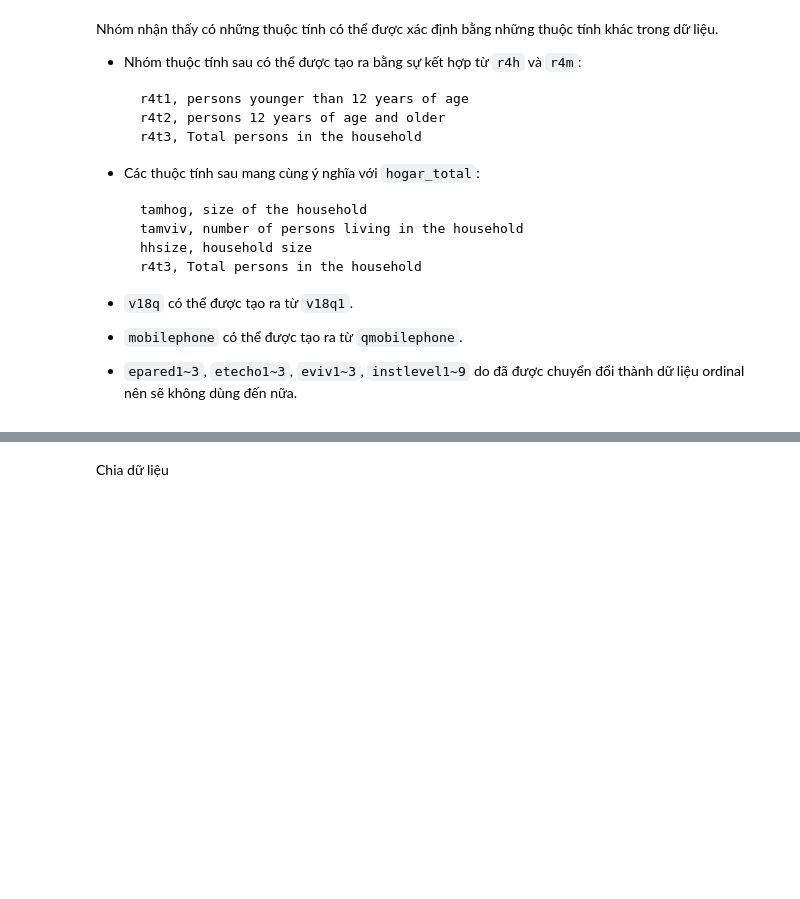
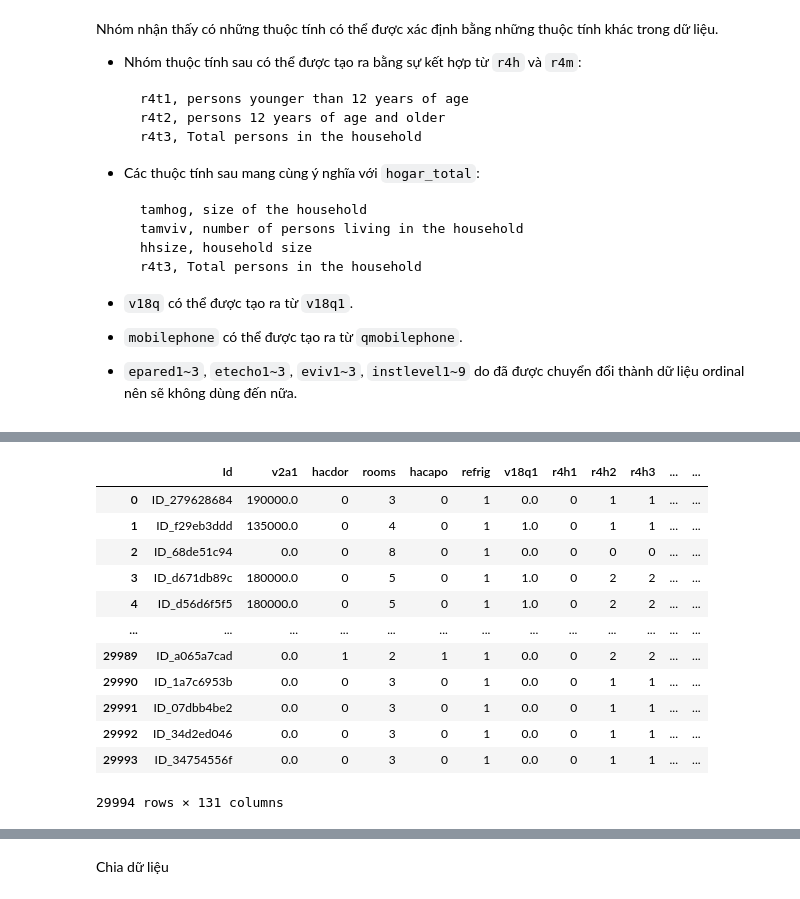
Before and after one commit to iam-Dylan/costa-rican-household, a Jupyter notebook: source/model.ipynb, the cells around one changed output, grey strips where cells are left out. Drawn from its saved outputs; the diff is of its cells as text; code cells hidden in the pictures; blank space fills up the shorter version.

```diff
--- a/source/model.ipynb
+++ b/source/model.ipynb
@@ -141,0 +196,16 @@ Number of features after dropping the individual level features 190
+# %%
+all_data
+# %% [output]
+|  | Id | v2a1 | hacdor | rooms | hacapo | refrig | v18q1 | r4h1 | r4h2 | r4h3 | ... | ... |
+| 0 | ID_279628684 | 190000.0 | 0 | 3 | 0 | 1 | 0.0 | 0 | 1 | 1 | ... | ... |
+| 1 | ID_f29eb3ddd | 135000.0 | 0 | 4 | 0 | 1 | 1.0 | 0 | 1 | 1 | ... | ... |
+| 2 | ID_68de51c94 | 0.0 | 0 | 8 | 0 | 1 | 0.0 | 0 | 0 | 0 | ... | ... |
+| 3 | ID_d671db89c | 180000.0 | 0 | 5 | 0 | 1 | 1.0 | 0 | 2 | 2 | ... | ... |
+| 4 | ID_d56d6f5f5 | 180000.0 | 0 | 5 | 0 | 1 | 1.0 | 0 | 2 | 2 | ... | ... |
+| ... | ... | ... | ... | ... | ... | ... | ... | ... | ... | ... | ... | ... |
+| 29989 | ID_a065a7cad | 0.0 | 1 | 2 | 1 | 1 | 0.0 | 0 | 2 | 2 | ... | ... |
+| 29990 | ID_1a7c6953b | 0.0 | 0 | 3 | 0 | 1 | 0.0 | 0 | 1 | 1 | ... | ... |
+| 29991 | ID_07dbb4be2 | 0.0 | 0 | 3 | 0 | 1 | 0.0 | 0 | 1 | 1 | ... | ... |
+| 29992 | ID_34d2ed046 | 0.0 | 0 | 3 | 0 | 1 | 0.0 | 0 | 1 | 1 | ... | ... |
+| 29993 | ID_34754556f | 0.0 | 0 | 3 | 0 | 1 | 0.0 | 0 | 1 | 1 | ... | ... |
+29994 rows × 131 columns
```
Also changed, not shown: parts of 32 cells of this notebook.
